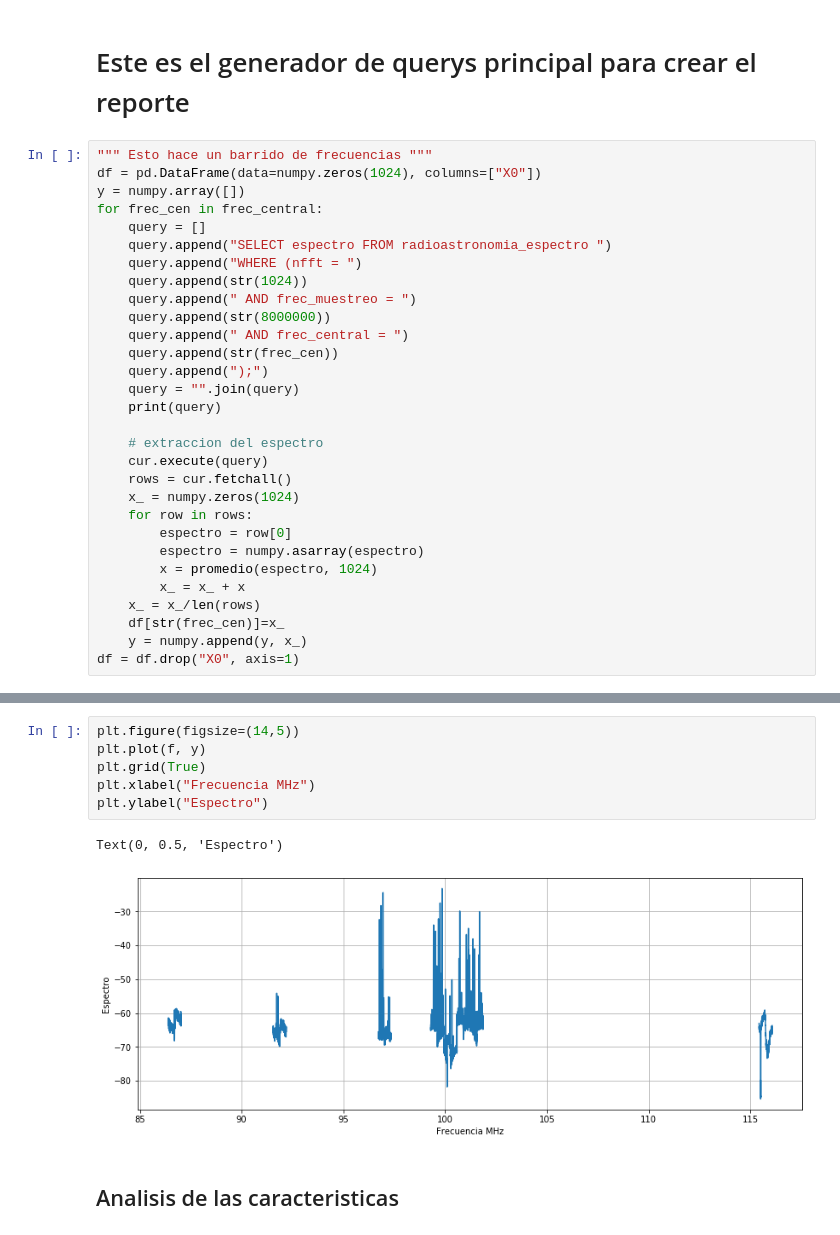
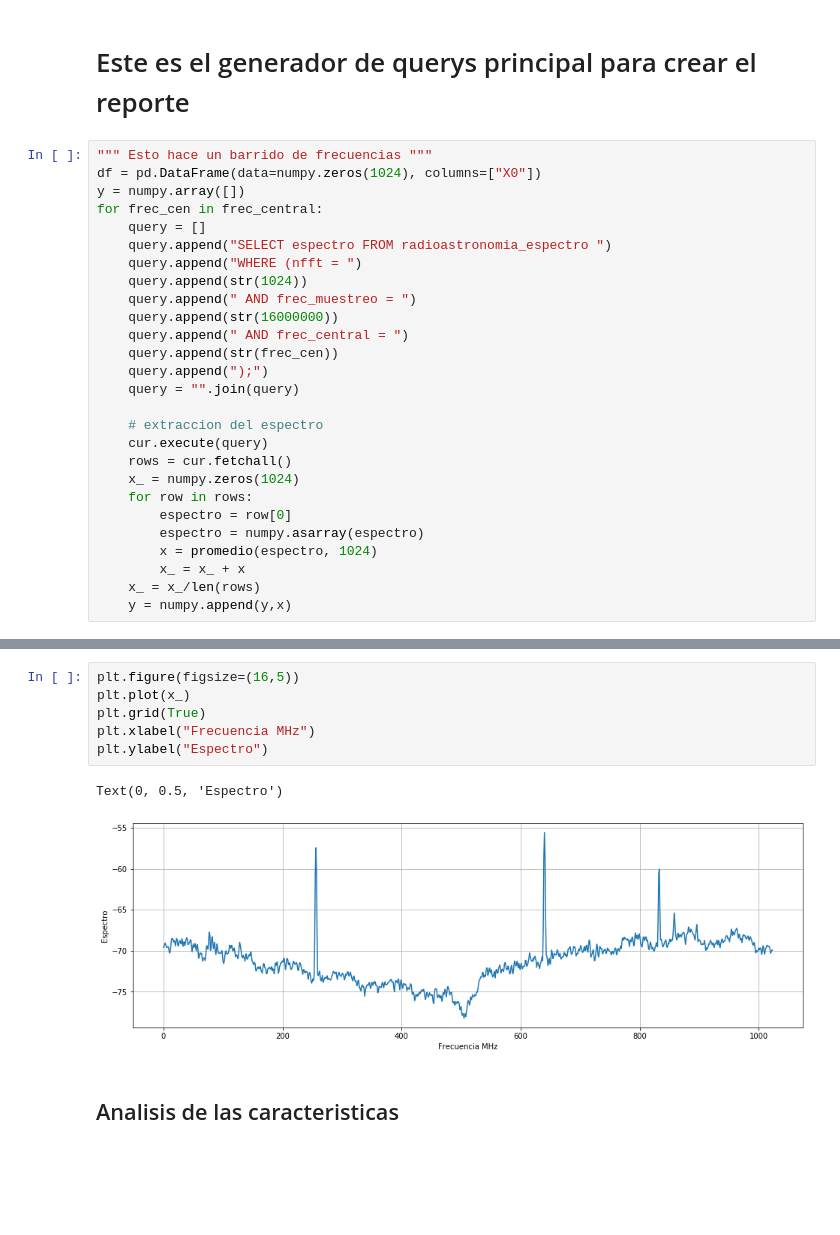
Before and after one commit to Narenman/CentroTIC, a Jupyter notebook: Modulos_aplicaciones/radioastronomia/subsistema_RFI/query_espectro.ipynb, the cells around one changed output, grey strips where cells are left out. Drawn from its saved outputs; the diff is of its cells as text; blank space fills up the shorter version.

```diff
--- a/Modulos_aplicaciones/radioastronomia/subsistema_RFI/query_espectro.ipynb
+++ b/Modulos_aplicaciones/radioastronomia/subsistema_RFI/query_espectro.ipynb
@@ -101,12 +91,11 @@ for frec_cen in frec_central:
     query.append("WHERE (nfft = ")
     query.append(str(1024))
     query.append(" AND frec_muestreo = ")
-    query.append(str(8000000))
+    query.append(str(16000000))
     query.append(" AND frec_central = ")
     query.append(str(frec_cen))
     query.append(");")
     query = "".join(query)
-    print(query)
 
     # extraccion del espectro
     cur.execute(query)
@@ -118,6 +107,4 @@ for frec_cen in frec_central:
         x = promedio(espectro, 1024)
         x_ = x_ + x
     x_ = x_/len(rows)
-    df[str(frec_cen)]=x_
-    y = numpy.append(y, x_)
-df = df.drop("X0", axis=1)
+    y = numpy.append(y,x)
@@ -174,12 +113,12 @@ memory usage: 496.1 KB
 # %%
-plt.figure(figsize=(14,5))
-plt.plot(f, y)
+plt.figure(figsize=(16,5))
+plt.plot(x_)
 plt.grid(True)
 plt.xlabel("Frecuencia MHz")
 plt.ylabel("Espectro")
 # %% [output]
 Text(0, 0.5, 'Espectro')
-[figure, old version]
+[figure, new version]
 # %% [markdown]
 ## Analisis de las caracteristicas
 # %%
```
Also changed, not shown: parts of 29 cells of this notebook, 26 other files.
